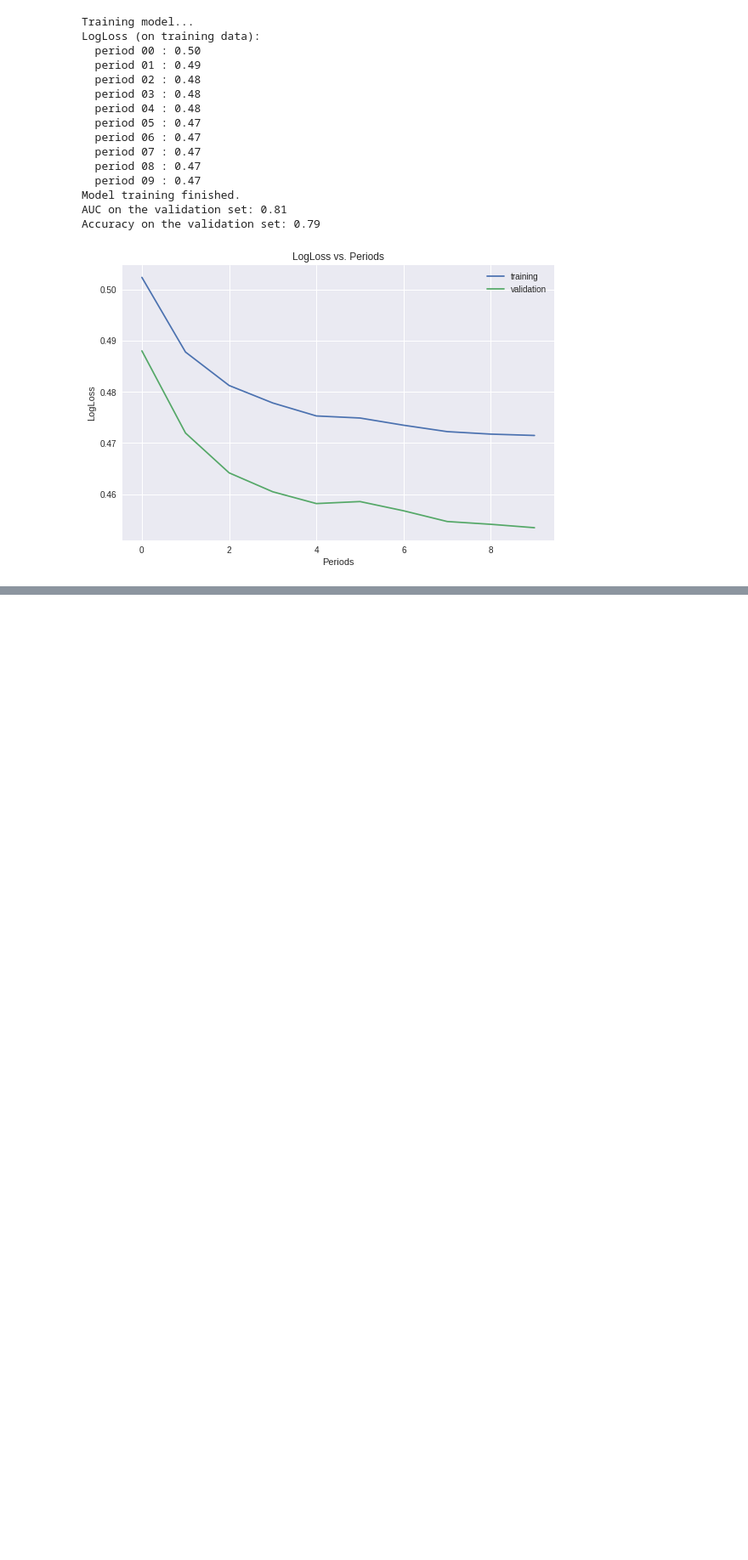
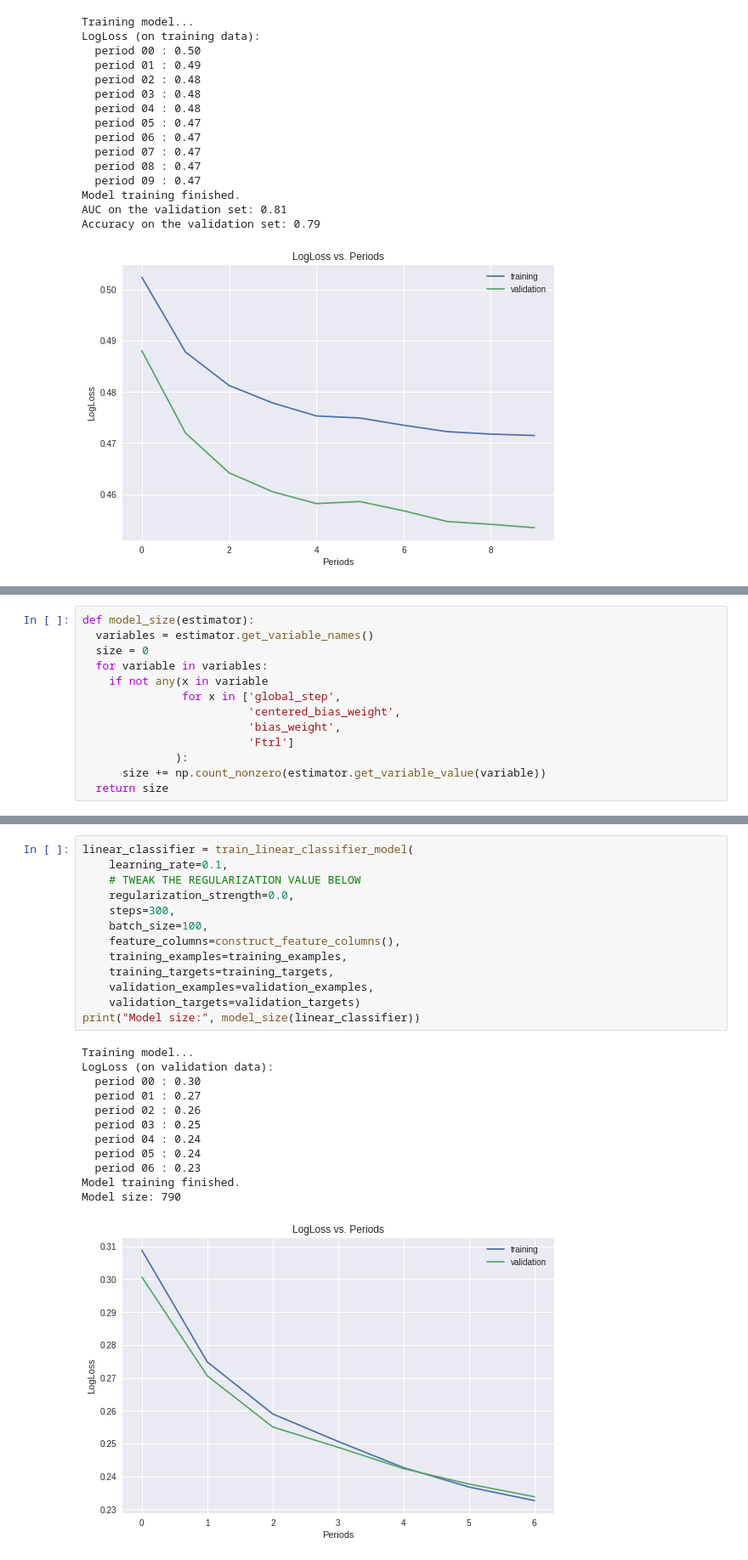
Before and after one commit to Voidmort/Study-Notes-TensorFlow, a Jupyter notebook: TensorFlow_7.ipynb, the cells around one changed output, grey strips where cells are left out. Shown at 85% size. Cells and saved outputs as stored; diff of their text form; blank space fills up the shorter version.

```diff
--- a/TensorFlow_7.ipynb
+++ b/TensorFlow_7.ipynb
@@ -523,0 +726,13 @@ Accuracy on the validation set: 0.79
+# %%
+def model_size(estimator):
+  variables = estimator.get_variable_names()
+  size = 0
+  for variable in variables:
+    if not any(x in variable
+               for x in ['global_step',
+                         'centered_bias_weight',
+                         'bias_weight',
+                         'Ftrl']
+              ):
+      size += np.count_nonzero(estimator.get_variable_value(variable))
+  return size
@@ -523,0 +757,26 @@ Accuracy on the validation set: 0.79
+# %%
+linear_classifier = train_linear_classifier_model(
+    learning_rate=0.1,
+    # TWEAK THE REGULARIZATION VALUE BELOW
+    regularization_strength=0.0,
+    steps=300,
+    batch_size=100,
+    feature_columns=construct_feature_columns(),
+    training_examples=training_examples,
+    training_targets=training_targets,
+    validation_examples=validation_examples,
+    validation_targets=validation_targets)
+print("Model size:", model_size(linear_classifier))
+# %% [output]
+Training model...
+LogLoss (on validation data):
+  period 00 : 0.30
+  period 01 : 0.27
+  period 02 : 0.26
+  period 03 : 0.25
+  period 04 : 0.24
+  period 05 : 0.24
+  period 06 : 0.23
+Model training finished.
+Model size: 790
+[figure, added]
```
Also changed, not shown: parts of 8 cells of this notebook.
